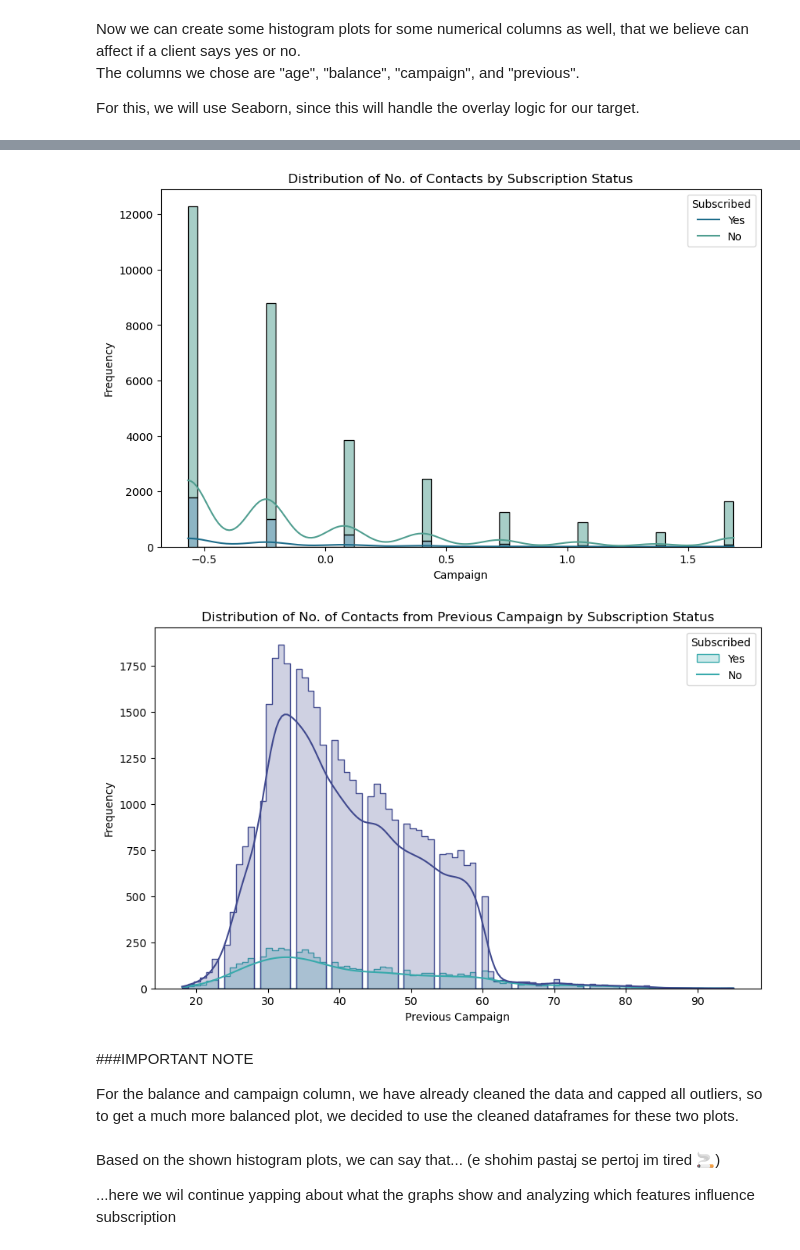
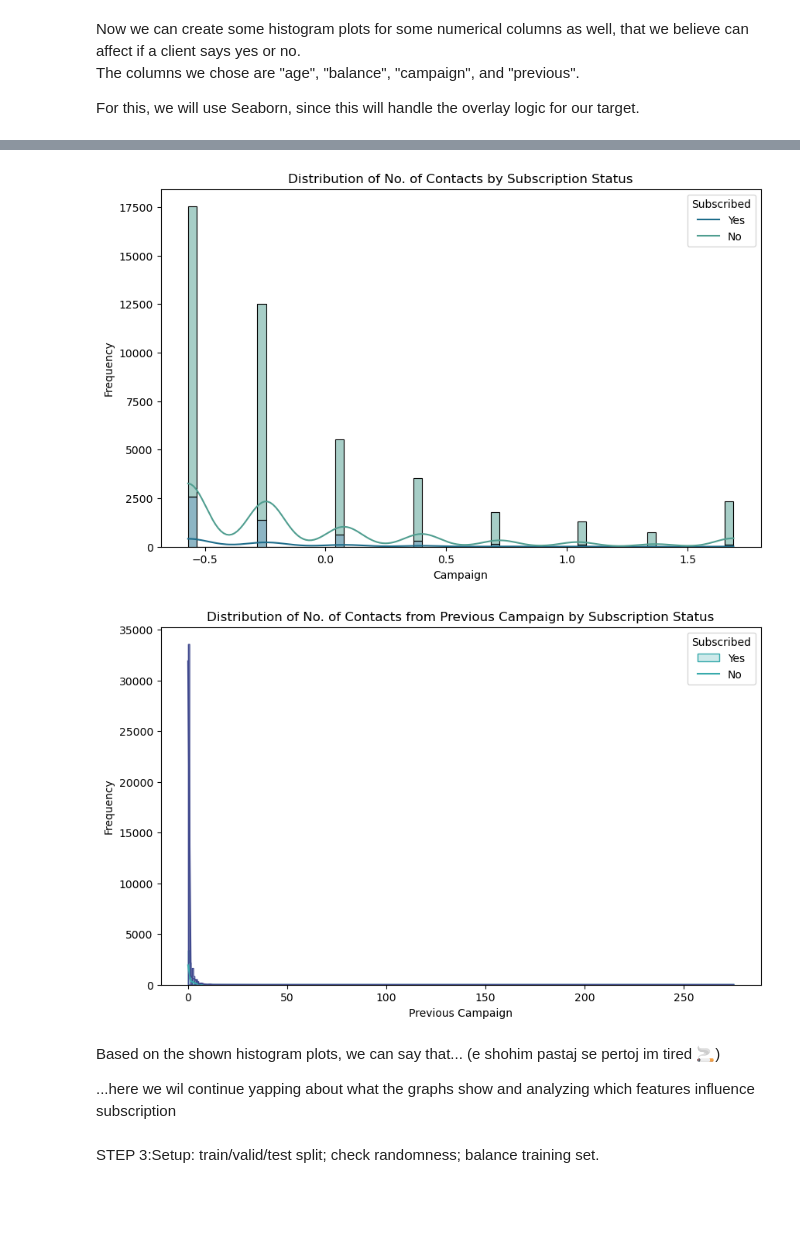
Before and after one commit to alekskadena/bank__datascience, a Jupyter notebook: Project.ipynb, the cells around one changed output, grey strips where cells are left out. Cells and saved outputs as stored; diff of their text form; code cells hidden in the pictures; blank space fills up the shorter version.

Commit message:
Removed train test split, reserved for task 3. Plots for task 2 are not configured fully

```diff
--- a/Project.ipynb
+++ b/Project.ipynb
@@ -159,21 +167,12 @@ We split the data into train and test sets, then scale the numeric columns using
 This puts all numbers on the same scale so the model doesn’t favor features just because they have bigger values.
 # %%
-from sklearn.model_selection import train_test_split
 from sklearn.preprocessing import StandardScaler
-
-X = df_encoded.drop('y', axis=1)
-y = df_encoded['y']
-
-X_train, X_test, y_train, y_test = train_test_split(
-    X, y, test_size=0.3, random_state=42, stratify=y
-)
 
 scaler = StandardScaler()
 
-X_train[numeric_cols] = scaler.fit_transform(X_train[numeric_cols])
-X_test[numeric_cols] = scaler.transform(X_test[numeric_cols])
+df_encoded[numeric_cols] = scaler.fit_transform(df_encoded[numeric_cols])
 
 pd.set_option('display.max_columns', None)
-X_train.head()
+df_encoded.head()
 # %% [output]
 |  | age | balance | day | campaign | previous | job_blue-collar | job_entrepreneur | job_housemaid | ... |
@@ -220,12 +219,12 @@ For CAMPAIGN column there are 3031 outliers. We cap the extreme values because s
 #Applying outlier treatment consistently
 
 from scipy.stats.mstats import winsorize
-X_train['balance'] = winsorize(X_train['balance'], limits=[0.05, 0.05])
-X_test['balance'] = winsorize(X_test['balance'], limits=[0.05, 0.05])
+df_encoded['balance'] = winsorize(df_encoded['balance'], limits=[0.05, 0.05])
+df_encoded['balance'] = winsorize(df_encoded['balance'], limits=[0.05, 0.05])
 
-X_train['campaign'] = winsorize(X_train['campaign'], limits=[0.05, 0.05])
-X_test['campaign'] = winsorize(X_test['campaign'], limits=[0.05, 0.05])
+df_encoded['campaign'] = winsorize(df_encoded['campaign'], limits=[0.05, 0.05])
+df_encoded['campaign'] = winsorize(df_encoded['campaign'], limits=[0.05, 0.05])
 
 pd.set_option('display.max_columns', None)
-print(X_train.head())
+df_encoded.head()
 # %% [output]
@@ -339,7 +328,7 @@ plt.show()
 #For Balance
 
 plt.figure(figsize=(10,6))
-sns.histplot(data=X_train, x="balance", hue=y_train, kde=True, multiple="stack", palette="rocket")
+sns.histplot(data=df_encoded, x="balance", hue=df_encoded['y'], kde=True, multiple="stack", palette="rocket")
 plt.title("Distribution of Balance by Subscription Status")
 plt.xlabel("Balance")
 plt.ylabel("Frequency")
@@ -349,7 +338,7 @@ plt.show()
 #For Campaign
 
 plt.figure(figsize=(10,6))
-sns.histplot(data=X_train, x="campaign", hue=y_train, kde=True, multiple="stack", palette="crest")
+sns.histplot(data=df_encoded, x="campaign", hue=df_encoded['y'], kde=True, multiple="stack", palette="crest")
 plt.title("Distribution of No. of Contacts by Subscription Status")
 plt.xlabel("Campaign")
 plt.ylabel("Frequency")
@@ -358,8 +347,8 @@ plt.show()
 
 #For Previous
 
-plt.figure(figsize=(10,6))
-sns.histplot(data=df, x="age", hue="y", kde=True, element="step", palette="mako")
+plt.figure(figsize=(10,6))  # Fix bins
+sns.histplot(data=df, x="previous", hue="y", kde=True, element="step", palette="mako")
 plt.title("Distribution of No. of Contacts from Previous Campaign by Subscription Status")
 plt.xlabel("Previous Campaign")
 plt.ylabel("Frequency")
@@ -371,10 +360,8 @@ plt.show()
-[figure, old version]
+[figure, new version]
-[figure, old version]
+[figure, new version]
-# %% [markdown]
-###IMPORTANT NOTE
-
-For the balance and campaign column, we have already cleaned the data and capped all outliers, so to get a much more balanced plot, we decided to use the cleaned dataframes for these two plots.
 # %% [markdown]
 Based on the shown histogram plots, we can say that... (e shohim pastaj se pertoj im tired 🚬)
 
 ...here we wil continue yapping about what the graphs show and analyzing which features influence subscription
+# %% [markdown]
+STEP 3:Setup: train/valid/test split; check randomness; balance training set.
```
Also changed, not shown: parts of 9 cells of this notebook.
